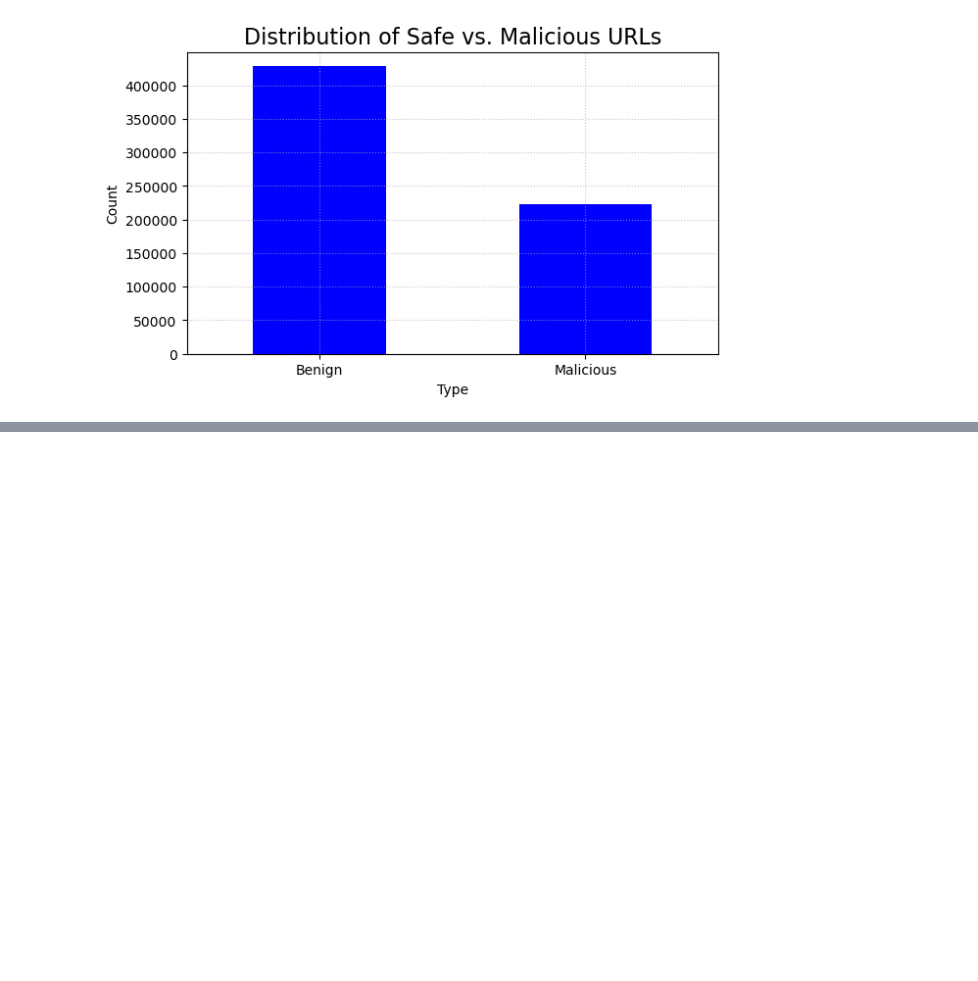
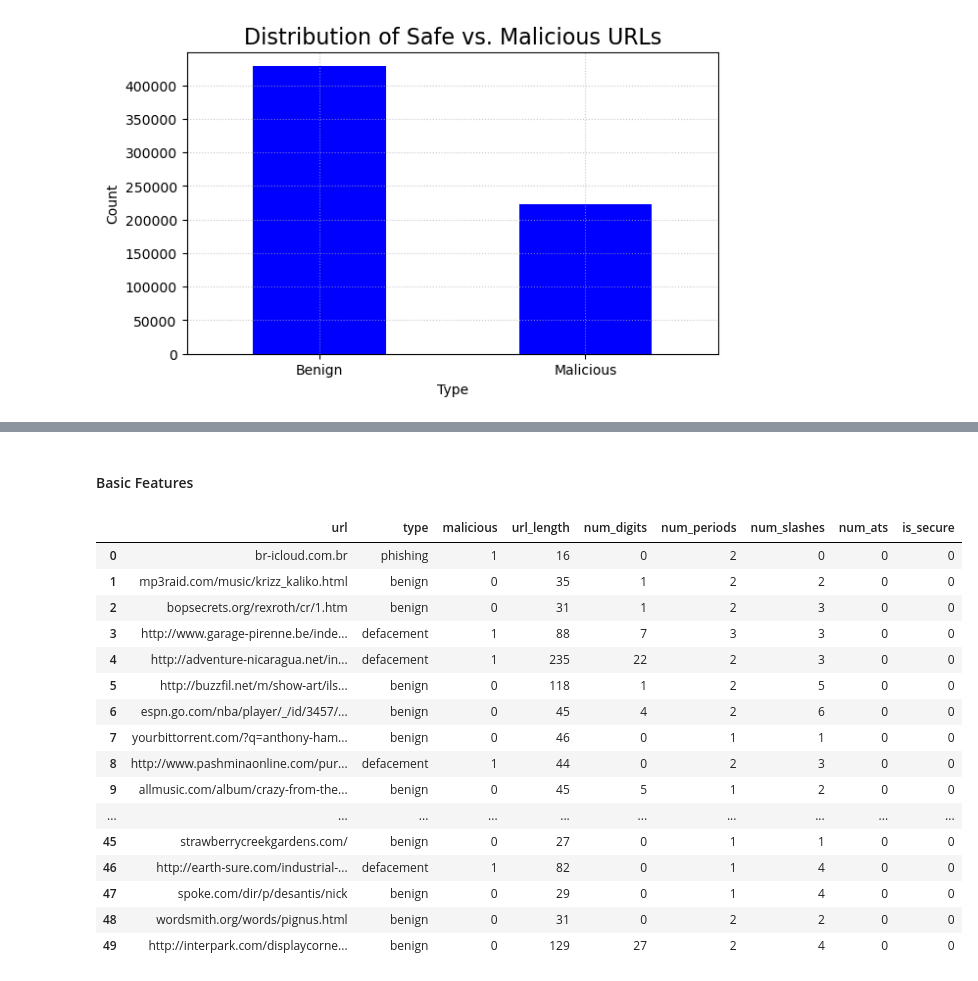
Before and after one commit to wgephart/ml_url_classification, a Jupyter notebook: FinalProject.ipynb, the cells around one changed output, grey strips where cells are left out. Saved outputs shown, nothing was run; the diff lists cells and outputs as text; code cells hidden in the pictures; blank space fills up the shorter version.

```diff
--- a/FinalProject.ipynb
+++ b/FinalProject.ipynb
@@ -75,0 +74,4 @@ plt.show()
+# %%
+# Length of URL
+df['url_length'] = df['url'].str.len()
+df.head()
@@ -75,0 +87,13 @@ plt.show()
+# %%
+# Number of digits
+df['num_digits'] = df['url'].str.count(r'\d')
+
+# Number of periods
+df['num_periods'] = df['url'].str.count(r'\.')
+
+# Number of slashes
+df['num_slashes'] = df['url'].str.count(r'\/')
+
+# Number of @ symbols
+df['num_ats'] = df['url'].str.count(r'\@')
+df.head()
@@ -75,0 +107,24 @@ plt.show()
+# %% [markdown]
+#### Basic Features
+# %%
+# Is secure
+df['is_secure'] = df['url'].str.startswith('https://').astype(int)
+df.head(50)
+# %% [output]
+|  | url | type | malicious | url_length | num_digits | num_periods | num_slashes | num_ats | is_secure |
+| 0 | br-icloud.com.br | phishing | 1 | 16 | 0 | 2 | 0 | 0 | 0 |
+| 1 | mp3raid.com/music/krizz_kaliko.html | benign | 0 | 35 | 1 | 2 | 2 | 0 | 0 |
+| 2 | bopsecrets.org/rexroth/cr/1.htm | benign | 0 | 31 | 1 | 2 | 3 | 0 | 0 |
+| 3 | http://www.garage-pirenne.be/inde... | defacement | 1 | 88 | 7 | 3 | 3 | 0 | 0 |
+| 4 | http://adventure-nicaragua.net/in... | defacement | 1 | 235 | 22 | 2 | 3 | 0 | 0 |
+| 5 | http://buzzfil.net/m/show-art/ils... | benign | 0 | 118 | 1 | 2 | 5 | 0 | 0 |
+| 6 | espn.go.com/nba/player/_/id/3457/... | benign | 0 | 45 | 4 | 2 | 6 | 0 | 0 |
+| 7 | yourbittorrent.com/?q=anthony-ham... | benign | 0 | 46 | 0 | 1 | 1 | 0 | 0 |
+| 8 | http://www.pashminaonline.com/pur... | defacement | 1 | 44 | 0 | 2 | 3 | 0 | 0 |
+| 9 | allmusic.com/album/crazy-from-the... | benign | 0 | 45 | 5 | 1 | 2 | 0 | 0 |
+| ... | ... | ... | ... | ... | ... | ... | ... | ... | ... |
+| 45 | strawberrycreekgardens.com/ | benign | 0 | 27 | 0 | 1 | 1 | 0 | 0 |
+| 46 | http://earth-sure.com/industrial-... | defacement | 1 | 82 | 0 | 1 | 4 | 0 | 0 |
+| 47 | spoke.com/dir/p/desantis/nick | benign | 0 | 29 | 0 | 1 | 4 | 0 | 0 |
+| 48 | wordsmith.org/words/pignus.html | benign | 0 | 31 | 0 | 2 | 2 | 0 | 0 |
+| 49 | http://interpark.com/displaycorne... | benign | 0 | 129 | 27 | 2 | 4 | 0 | 0 |
```
Also changed, not shown: parts of 6 cells of this notebook.
